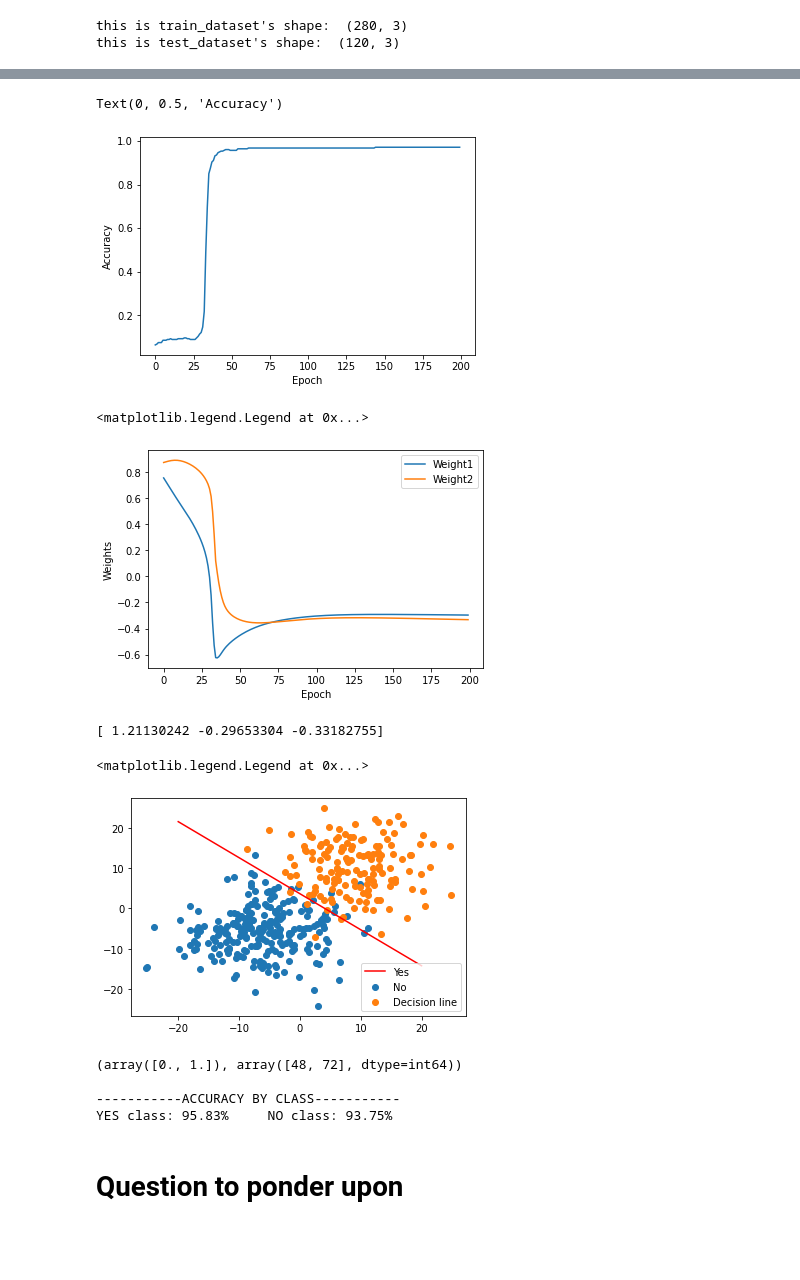
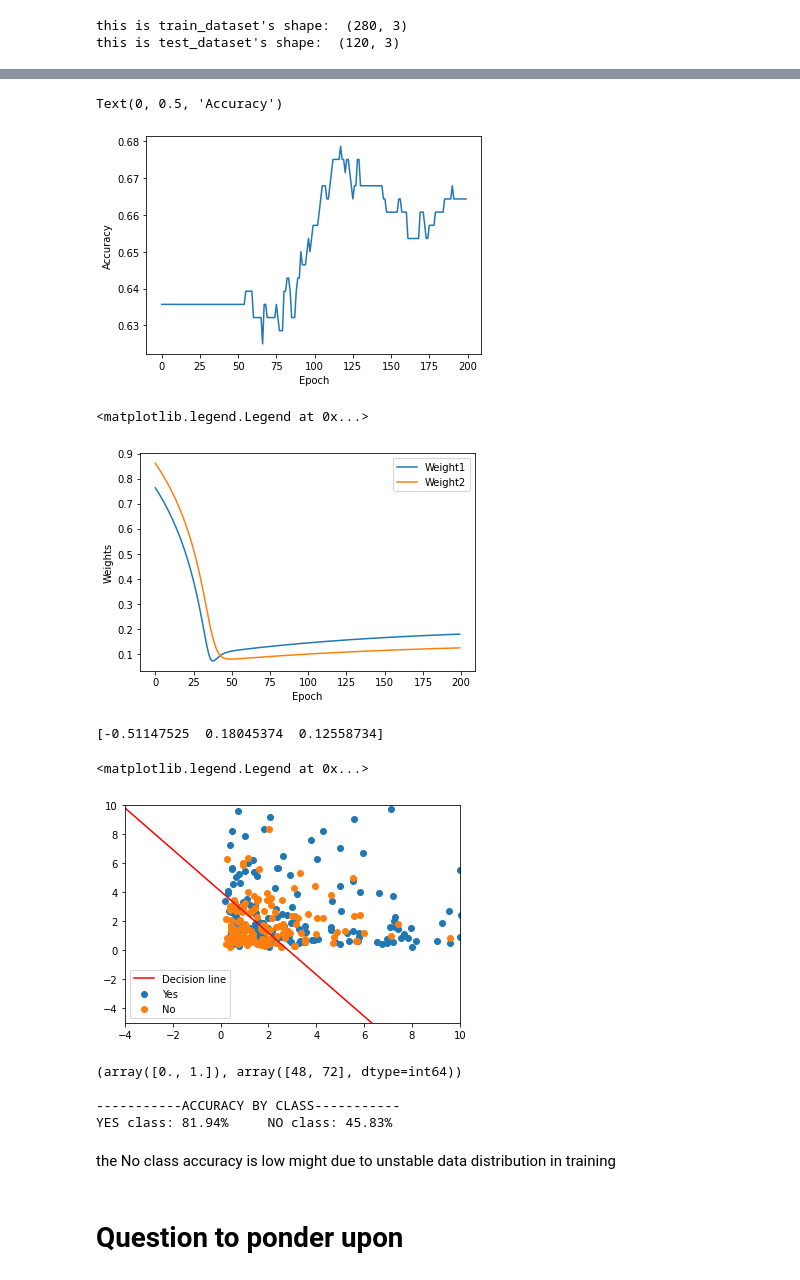
Before and after one commit to Fiquee/NeuralComputing, a Jupyter notebook: PerceptronAssignment_SGD_and_BGDMiniBGD_question_2021_22.ipynb, the cells around one changed output, grey strips where cells are left out. Cells and saved outputs as stored; diff of their text form; code cells hidden in the pictures; blank space fills up the shorter version.

```diff
--- a/PerceptronAssignment_SGD_and_BGDMiniBGD_question_2021_22.ipynb
+++ b/PerceptronAssignment_SGD_and_BGDMiniBGD_question_2021_22.ipynb
@@ -656,11 +656,12 @@ Compute the algorithm chosen in step 1 and show the figure results (error, accur
 # %%
 np.random.seed(14) # to get a specific random list of values
 
-yes_j = np.random.normal(-5,6,250) #mean,std,samples
-yes_m = np.random.normal(-5,6,250)
+#using wald distribution (inverse Gaussian)
+yes_j = np.random.wald(7.5,2.0,250) #mean,std,samples
+yes_m = np.random.wald(7.5,2.0,250)
 
-no_j = np.random.normal(10,6,150)
-no_m = np.random.normal(10,6,150)
+no_j = np.random.wald(2.0,2.4,150)
+no_m = np.random.wald(2.0,2.4,150)
 
 
 plt.scatter(yes_m,yes_j)
@@ -782,7 +783,7 @@ plt.xlabel('Epoch')
 plt.ylabel('Accuracy')
 # %% [output]
 Text(0, 0.5, 'Accuracy')
-[figure, old version]
+[figure, new version]
 # %%
 weight_history = np.array(weight_history)
 plt.plot(weight_history[:,1:])
@@ -791,25 +792,26 @@ plt.ylabel('Weights')
 plt.legend(['Weight1','Weight2'])
 # %% [output]
 <matplotlib.legend.Legend at 0x...>
-[figure, old version]
+[figure, new version]
 # %%
 weight = weight_history[-1]
 print(weight)
 
 
 plt.scatter(Y_data[:,0],Y_data[:,1])
 plt.scatter(N_data[:,0],N_data[:,1])
 
 x = np.linspace(-20, 20, 50)
 y = -(weight[0] + weight[1]*x)/weight[2]
 plt.plot(x, y, 'red')
 
-# plt.ylim(-1,7)
-plt.legend(['Yes', 'No', 'Decision line'])
+plt.xlim(-4,10)
+plt.ylim(-5,10)
+plt.legend(['Decision line','Yes', 'No'])
 # %% [output]
-[ 1.21130242 -0.29653304 -0.33182755]
+[-0.51147525  0.18045374  0.12558734]
 <matplotlib.legend.Legend at 0x...>
-[figure, old version]
+[figure, new version]
 # %%
 '''Using test dataset (after splitting) to evaluate'''
 label = np.unique(test_dataset[:,-1:], return_counts=True)
@@ -846,7 +848,9 @@ print(f'YES class: {yesclass}%     NO class: {noclass}%')
 (array([0., 1.]), array([48, 72], dtype=int64))
 
 -----------ACCURACY BY CLASS-----------
-YES class: 95.83%     NO class: 93.75%
+YES class: 81.94%     NO class: 45.83%
+# %% [markdown]
+the No class accuracy is low might due to unstable data distribution in training
 # %% [markdown]
 # Question to ponder upon
 # %% [markdown]
```
Also changed, not shown: parts of 5 cells of this notebook.
